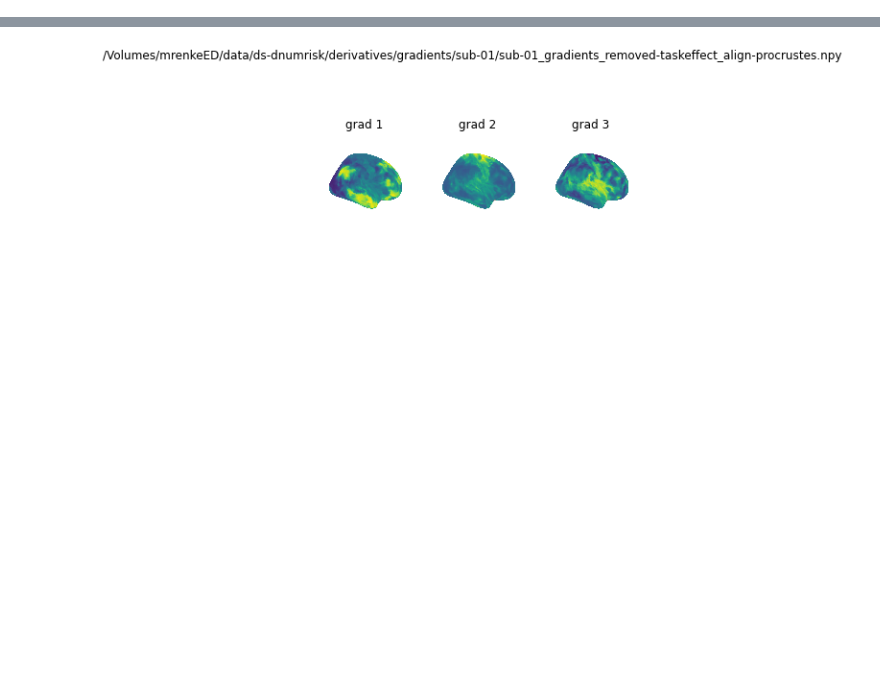
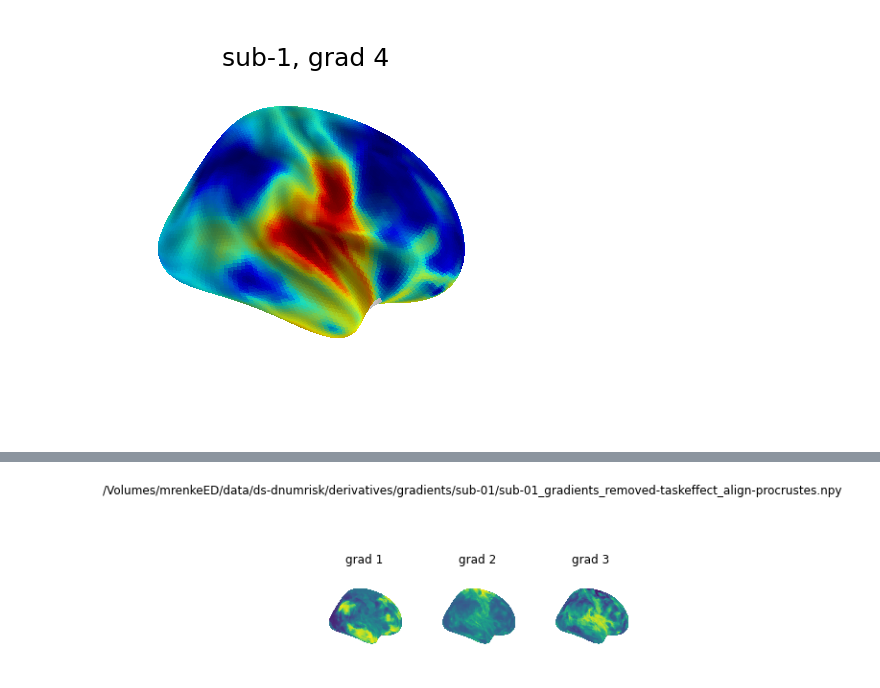
Before and after one commit to mrenke/numrisk, a Jupyter notebook: numrisk/fmri_analysis/gradients/vis_gradients.ipynb, the cells around one changed output, grey strips where cells are left out. Saved outputs shown, nothing was run; the diff lists cells and outputs as text; code cells hidden in the pictures; blank space fills up the shorter version.

```diff
--- a/numrisk/fmri_analysis/gradients/vis_gradients.ipynb
+++ b/numrisk/fmri_analysis/gradients/vis_gradients.ipynb
@@ -23,0 +32,20 @@ plot_GM12_from_sum_npfile(file=fn)
+# %%
+from  nilearn.datasets import fetch_surf_fsaverage
+
+fsaverage = fetch_surf_fsaverage() # default 5
+
+i = 4
+side_view = 'medial'
+cmap = 'jet'
+
+grad = np.load(fn)
+gm = np.split(grad[i-1],2) # for i, hemi in enumerate(['L', 'R']): --> left first
+gm_r = gm[1]
+
+nplt.plot_surf(surf_mesh= fsaverage.infl_right, surf_map= gm_r, # infl_right # pial_right
+            view= side_view,cmap=cmap, colorbar=False, title=f'sub-{sub}, grad {i}',
+            bg_map=fsaverage.sulc_right, bg_on_data=True,darkness=0.7) #
+
+plt.show()
+# %% [output]
+[figure, added]
```
Also changed, not shown: parts of 10 cells of this notebook, 6 other files.
